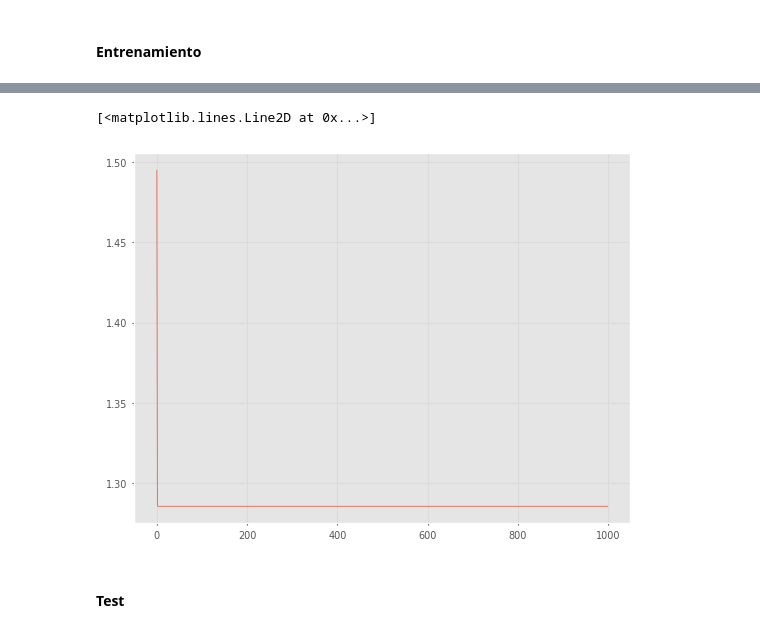
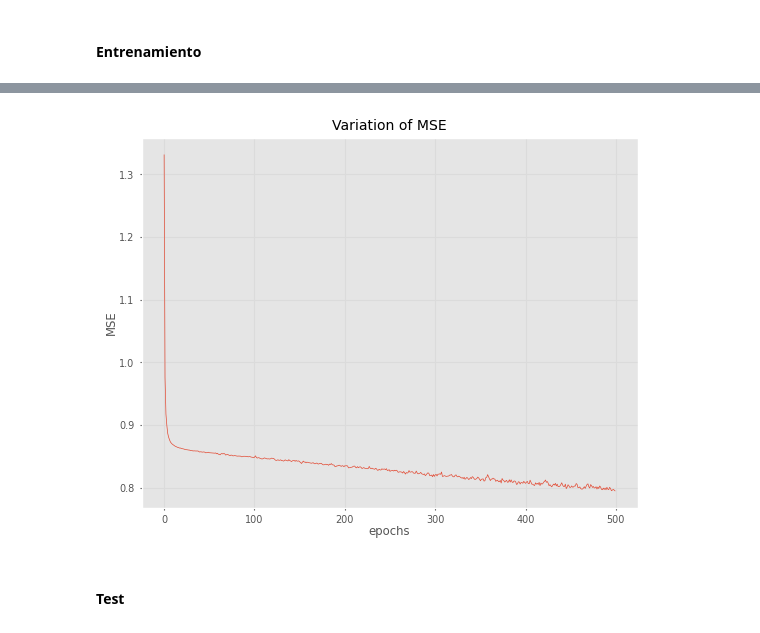
Before and after one commit to jhon954/InverseKinematicwithDeepNeuralNetworks, a Jupyter notebook: ik_dnn.ipynb, the cells around one changed output, grey strips where cells are left out. Cells and saved outputs as stored; diff of their text form; code cells hidden in the pictures.

```diff
--- a/ik_dnn.ipynb
+++ b/ik_dnn.ipynb
@@ -205,7 +288,0 @@ X.shape
-# %%
-device = "cuda" if torch.cuda.is_available() else "cpu"
-
-X_tensors = torch.from_numpy(X.values).float().to(device)
-y_tensors = torch.from_numpy(y.values).float().to(device)
-
-X_train, X_test, y_train, y_test = train_test_split(X_tensors, y_tensors, test_size=0.2, train_size=0.8, random_state=12)
@@ -215,0 +289,2 @@ torch.Size([20000, 3])
+# %%
+X_train, X_test, y_train, y_test = train_test_split(X, y, test_size=0.2, random_state=42)
@@ -295,6 +474,6 @@ irb120 = IK_IRB120().to(device)
 # %%
-epochs = 1000
-optimizer = torch.optim.Adam(irb120.parameters(), lr = 0.01)
+epochs = 500
+optimizer = torch.optim.Adam(irb120.parameters(), lr = 0.001)
 loss_function = torch.nn.MSELoss()
 
 losses = []
@@ -333,9 +507,11 @@ Loss in Epoch 900: 1.286068081855774
-# %%
-plt.figure()
-plt.plot(losses)
-# %% [output]
-[<matplotlib.lines.Line2D at 0x...>]
-[figure, removed]
+# %%
+plt.plot(losses)
+plt.xlabel('epochs')
+plt.ylabel('MSE')
+plt.title('Variation of MSE')
+plt.show()
+# %% [output]
+[figure, added]
 # %% [markdown]
 #### Test
 # %%
```
Also changed, not shown: parts of 74 cells of this notebook, 10 other files.
